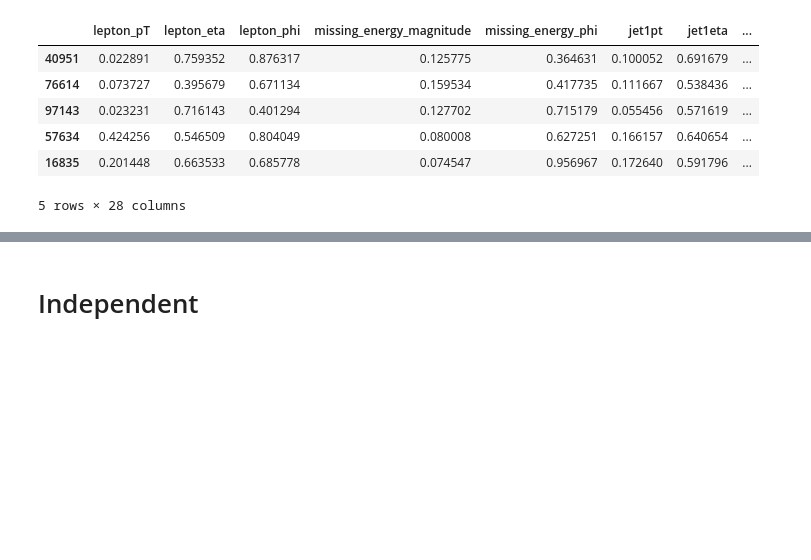
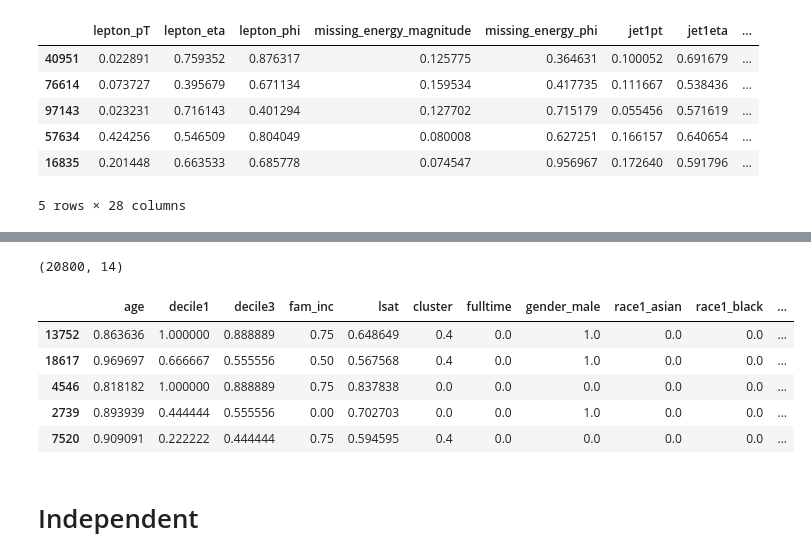
Before and after one commit to evortigosa/EXplainable_AI, a Jupyter notebook: XAI stability and agreement/data_processing.ipynb, the cells around one changed output, grey strips where cells are left out. Cells and saved outputs as stored; diff of their text form; code cells hidden in the pictures; blank space fills up the shorter version.

```diff
--- a/XAI stability and agreement/data_processing.ipynb
+++ b/XAI stability and agreement/data_processing.ipynb
@@ -735,0 +892,4 @@ labels_test_hig.to_csv('./data/higgs/processed/y_test.csv', index=False)
+# %%
+y = X[['target']]
+X = X.drop(['target'], axis=1)
+y.head()
@@ -735,0 +903,5 @@ labels_test_hig.to_csv('./data/higgs/processed/y_test.csv', index=False)
+# %%
+categor_columns = ['gender', 'race1', 'bar']
+numeric_columns = list(filter(lambda x:x not in categor_columns, X.columns))
+
+numeric_columns
@@ -735,0 +946,4 @@ labels_test_hig.to_csv('./data/higgs/processed/y_test.csv', index=False)
+# %%
+# one-hot encoding the categorical features with drop_first only for binary attributes
+
+x_ohe= get_dummies_drop_first_only_binary_atts(X, categor_columns)
@@ -735,0 +962,20 @@ labels_test_hig.to_csv('./data/higgs/processed/y_test.csv', index=False)
+# %%
+x_ohe.shape
+# %% [output]
+(20800, 14)
+# %%
+# normalize numeric columns of the dataframe with values between 0 and 1
+
+x_ohe= texp.normalize_selected(x_ohe)
+# %%
+train, test, labels_train, labels_test= sklearn.model_selection.train_test_split(x_ohe, y,
+                                                                                 train_size=0.80, random_state=1234)
+
+train.head()
+# %% [output]
+|  | age | decile1 | decile3 | fam_inc | lsat | cluster | fulltime | gender_male | race1_asian | race1_black | ... |
+| 13752 | 0.863636 | 1.000000 | 0.888889 | 0.75 | 0.648649 | 0.4 | 0.0 | 1.0 | 0.0 | 0.0 | ... |
+| 18617 | 0.969697 | 0.666667 | 0.555556 | 0.50 | 0.567568 | 0.4 | 0.0 | 1.0 | 0.0 | 0.0 | ... |
+| 4546 | 0.818182 | 1.000000 | 0.888889 | 0.75 | 0.837838 | 0.0 | 0.0 | 0.0 | 0.0 | 0.0 | ... |
+| 2739 | 0.893939 | 0.444444 | 0.555556 | 0.00 | 0.702703 | 0.0 | 0.0 | 1.0 | 0.0 | 0.0 | ... |
+| 7520 | 0.909091 | 0.222222 | 0.444444 | 0.75 | 0.594595 | 0.4 | 0.0 | 0.0 | 0.0 | 0.0 | ... |
```
Also changed, not shown: parts of 21 cells of this notebook, 11 other files.
